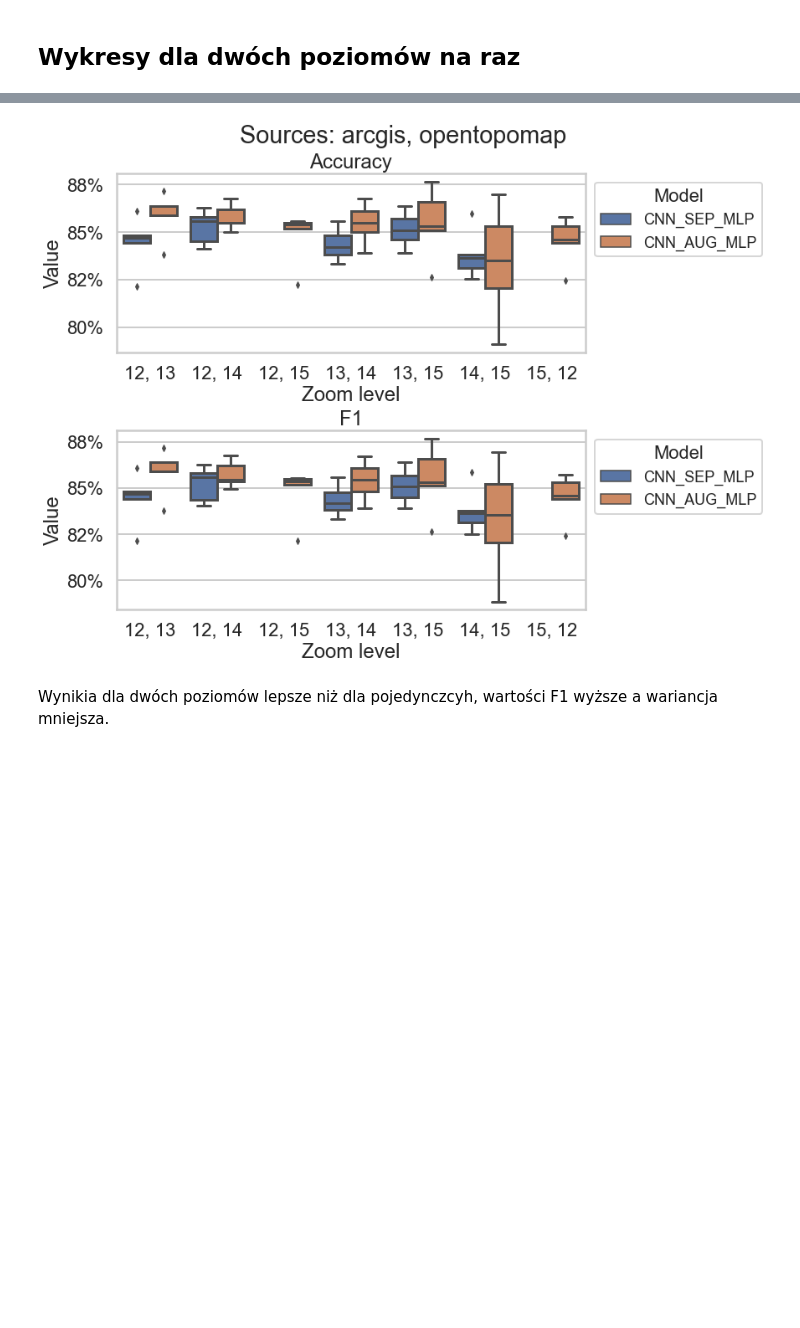
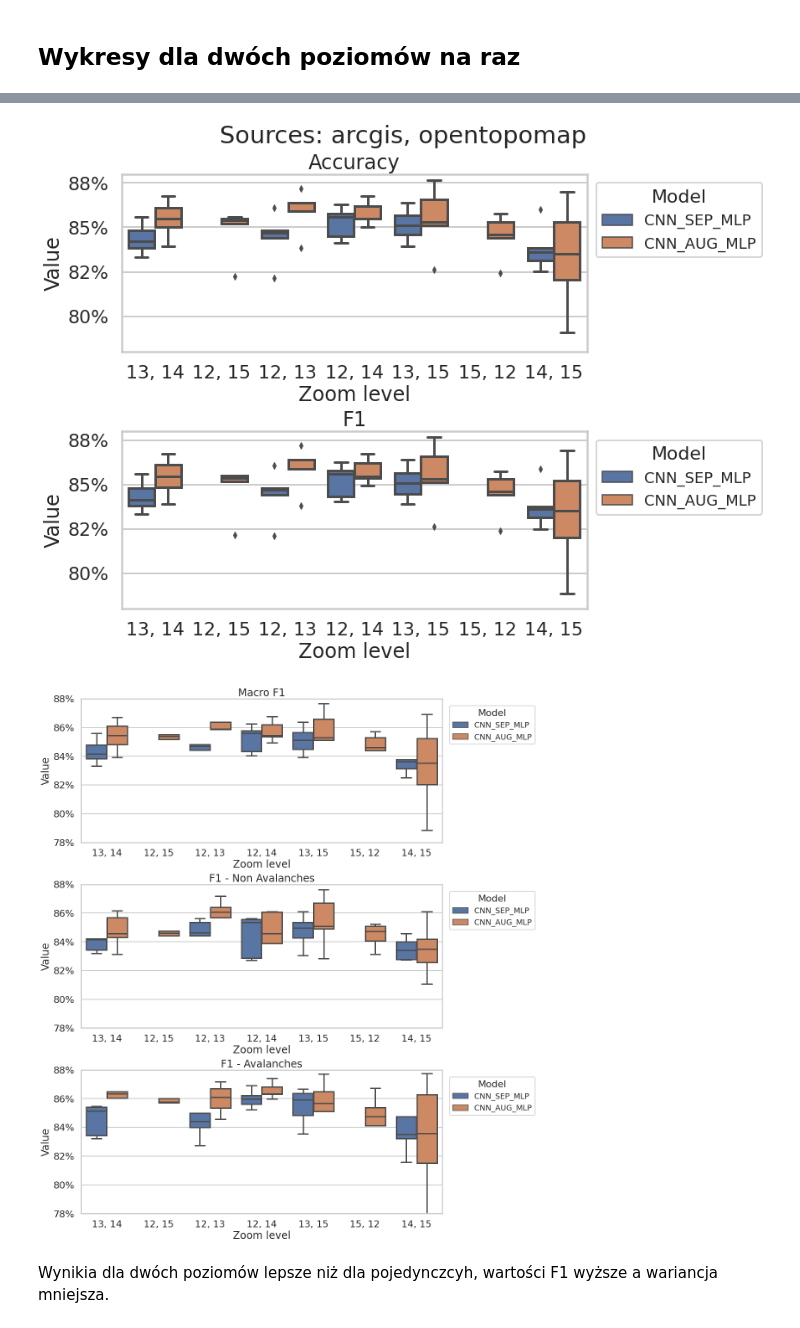
Before and after one commit to janslowik/huhuha, a Jupyter notebook: notebooks/results_visualisation.ipynb, the cells around one changed output, grey strips where cells are left out. Cells and saved outputs as stored; diff of their text form; code cells hidden in the pictures; blank space fills up the shorter version.

```diff
--- a/notebooks/results_visualisation.ipynb
+++ b/notebooks/results_visualisation.ipynb
@@ -252,9 +257,17 @@ figsize = (12, 9)
 suptitle = 'Sources: arcgis, opentopomap'
 
 visualize_boxplot(df_to_plot, measures_to_plot=measures_to_plot, measures_names=measures_names,
-                  figsize=figsize, hue=hue, hue_order=hue_order, suptitle=suptitle)
+                  figsize=figsize, hue=hue, hue_order=hue_order, suptitle=suptitle, zoom=True)
 # %% [output]
-[figure, old version]
+[figure, new version]
+# %%
+measures_to_plot = ['test_macro_f1', 'test_f1_0', 'test_f1_1']
+measures_names = ['Macro F1', 'F1 - Non Avalanches', 'F1 - Avalanches']
+
+visualize_boxplot(df_to_plot, measures_to_plot=measures_to_plot, measures_names=measures_names,
+                  hue=hue, hue_order=hue_order, showfliers=False, zoom=True)
+# %% [output]
+[figure, added]
 # %% [markdown]
 Wynikia dla dwóch poziomów lepsze niż dla pojedynczcyh, wartości F1 wyższe a wariancja mniejsza.
 # %% [markdown]
```
Also changed, not shown: parts of 13 cells of this notebook, 8 other files.
